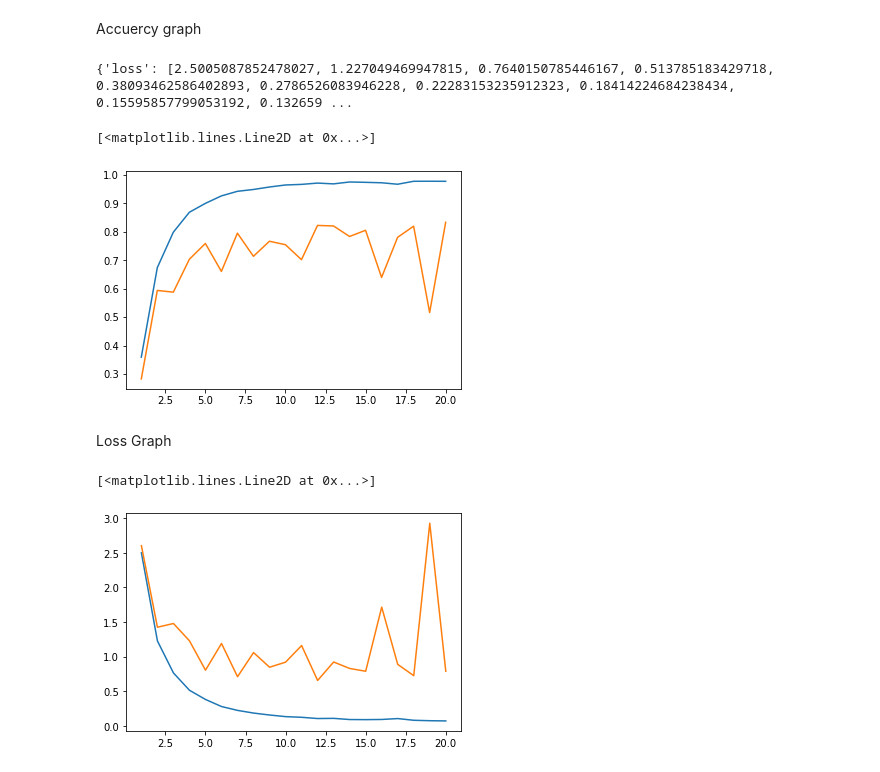
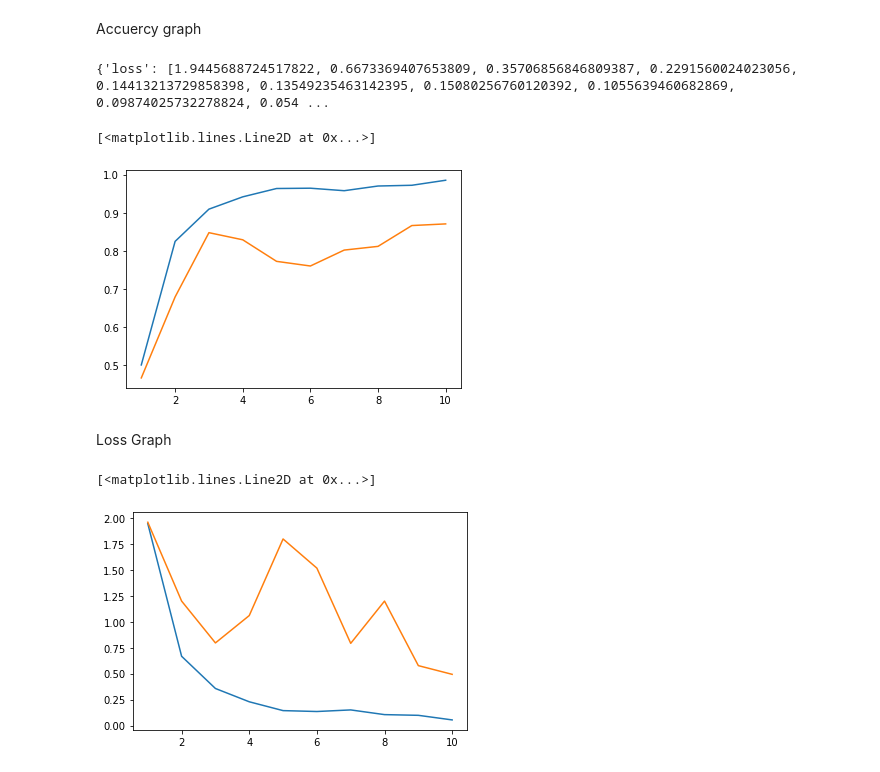
Before and after one commit to pranav-iitr/Bark_rec, a Jupyter notebook: Cnn.ipynb, the cells around one changed output. Cells and saved outputs as stored; diff of their text form; code cells hidden in the pictures.

Commit message:
model updated with enlarged data set

```diff
--- a/Cnn.ipynb
+++ b/Cnn.ipynb
@@ -67,0 +58,12 @@ Using 3346 files for validation.
+# %%
+
+train_generator, validation_generator = tf.keras.utils.image_dataset_from_directory(
+    directory='data/',
+    labels='inferred',
+    label_mode='categorical',
+    batch_size=128,
+    image_size=(404, 303),
+    shuffle=True,
+    seed=123,
+    validation_split=0.3,# 30% of the data will be used for validation
+    subset="both")# splliting valadation  and trian
@@ -105,5 +111,5 @@ Model assembly and traning
 # %%
 X=assemble(303, 404,50)
 X.compile(optimizer = 'adam', loss = 'categorical_crossentropy', metrics = ['accuracy'])
-HistoryModel=X.fit(x = train_generator , validation_data = validation_generator, epochs = 20)
+HistoryModel=X.fit(x = train_generator , validation_data = validation_generator, epochs = 10)
 # %% [output]
@@ -152,18 +158,18 @@ Accuercy graph
 # %%
 print(HistoryModel.history)
 # %% [output]
-{'loss': [2.5005087852478027, 1.227049469947815, 0.7640150785446167, 0.513785183429718, 0.38093462586402893, 0.2786526083946228, 0.22283153235912323, 0.18414224684238434, 0.15595857799053192, 0.132659 ...
+{'loss': [1.9445688724517822, 0.6673369407653809, 0.35706856846809387, 0.2291560024023056, 0.14413213729858398, 0.13549235463142395, 0.15080256760120392, 0.1055639460682869, 0.09874025732278824, 0.054 ...
 # %%
-plt.plot(range(1,21),HistoryModel.history['accuracy'],label="Training Accuracy")
-plt.plot(range(1,21),HistoryModel.history['val_accuracy'],label="Validation Accuracy")
+plt.plot(range(1,11),HistoryModel.history['accuracy'],label="Training Accuracy")
+plt.plot(range(1,11),HistoryModel.history['val_accuracy'],label="Validation Accuracy")
 # %% [output]
 [<matplotlib.lines.Line2D at 0x...>]
-[figure, old version]
+[figure, new version]
 # %% [markdown]
 Loss Graph
 # %%
-plt.plot(range(1,21),HistoryModel.history['loss'],label="Training Accuracy")
-plt.plot(range(1,21),HistoryModel.history['val_loss'],label="Validation Accuracy")
+plt.plot(range(1,11),HistoryModel.history['loss'],label="Training Accuracy")
+plt.plot(range(1,11),HistoryModel.history['val_loss'],label="Validation Accuracy")
 # %% [output]
 [<matplotlib.lines.Line2D at 0x...>]
-[figure, old version]
+[figure, new version]
```
Also changed, not shown: parts of 8 cells of this notebook.
